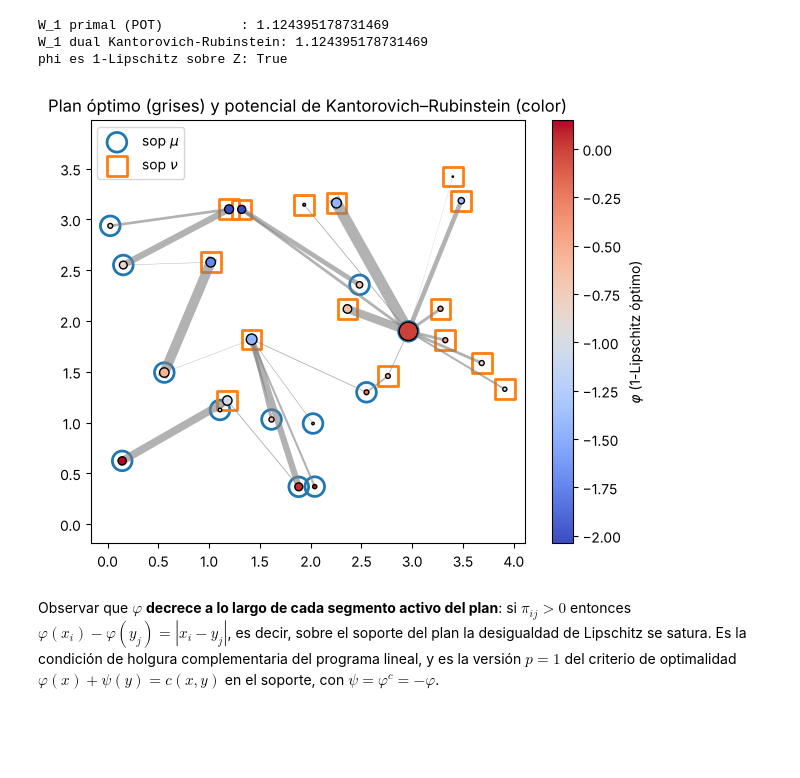
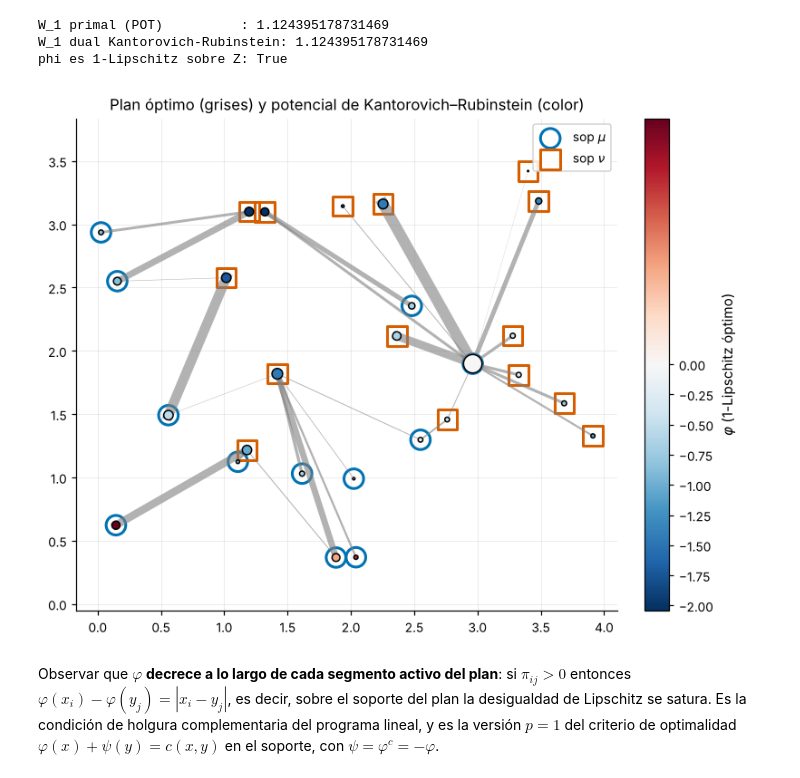
Before and after one commit to jfbonder/transporte-optimo, a Jupyter notebook: cuadernos/04-distancias-wasserstein.ipynb, the cells around one changed output. Drawn from its saved outputs; the diff is of its cells as text; code cells hidden in the pictures; blank space fills up the shorter version.

```diff
--- a/cuadernos/04-distancias-wasserstein.ipynb
+++ b/cuadernos/04-distancias-wasserstein.ipynb
@@ -523,19 +577,23 @@ phi es 1-Lipschitz sobre Z: True
 # %%
 # dibujamos el potencial 1-Lipschitz óptimo y el plan óptimo
 P = ot.emd(a, b, M)
 fig, ax = plt.subplots(figsize=(7, 5.5))
-sc = ax.scatter(*Z.T, c=phi, cmap='coolwarm', s=400*np.concatenate([a, b]), edgecolor='k', zorder=3)
+# Mapa divergente centrado en 0: el blanco corresponde a phi = 0, que es el valor
+# que fija la normalización. Sin centrarlo, el blanco no significa nada.
+norm = TwoSlopeNorm(vcenter=0.0, vmin=min(phi.min(), -1e-12), vmax=max(phi.max(), 1e-12))
+sc = ax.scatter(*Z.T, c=phi, cmap=CMAP_DIV, norm=norm,
+                s=400*np.concatenate([a, b]), edgecolor='k', zorder=3)
 for i in range(n):
     for j in range(m):
         if P[i, j] > 1e-10:
             ax.plot([X[i, 0], Y[j, 0]], [X[i, 1], Y[j, 1]], color='gray', lw=8*P[i, j]/P.max(), alpha=0.6)
 ax.scatter(*X.T, marker='o', facecolor='none', edgecolor='C0', s=200, lw=2, label=r'sop $\mu$')
 ax.scatter(*Y.T, marker='s', facecolor='none', edgecolor='C1', s=200, lw=2, label=r'sop $\nu$')
 plt.colorbar(sc, label=r'$\varphi$ (1-Lipschitz óptimo)')
 ax.axis('equal'); ax.legend(); ax.set_title(r'Plan óptimo (grises) y potencial de Kantorovich–Rubinstein (color)')
 plt.show()
 # %% [output]
-[figure, old version]
+[figure, new version]
 # %% [markdown]
 Observar que $\varphi$ **decrece a lo largo de cada segmento activo del plan**: si $\pi_{ij}>0$ entonces $\varphi(x_i)-\varphi(y_j)=|x_i-y_j|$, es decir, sobre el soporte del plan la desigualdad de Lipschitz se satura. Es la condición de holgura complementaria del programa lineal, y es la versión $p=1$ del criterio de optimalidad $\varphi(x)+\psi(y)=c(x,y)$ en el soporte, con $\psi=\varphi^c=-\varphi$.
 # %%
```
Also changed, not shown: parts of 9 cells of this notebook, 43 other files.
